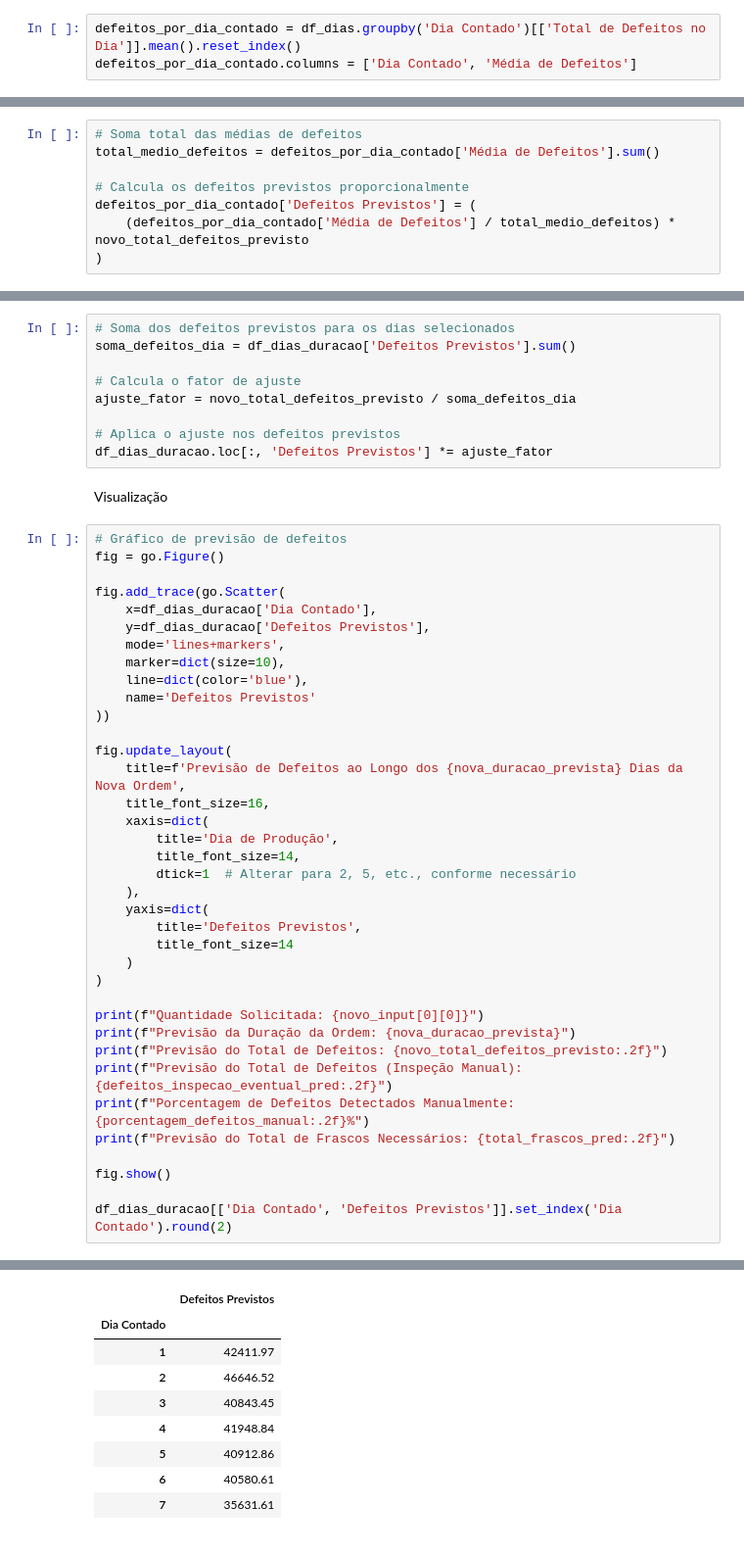
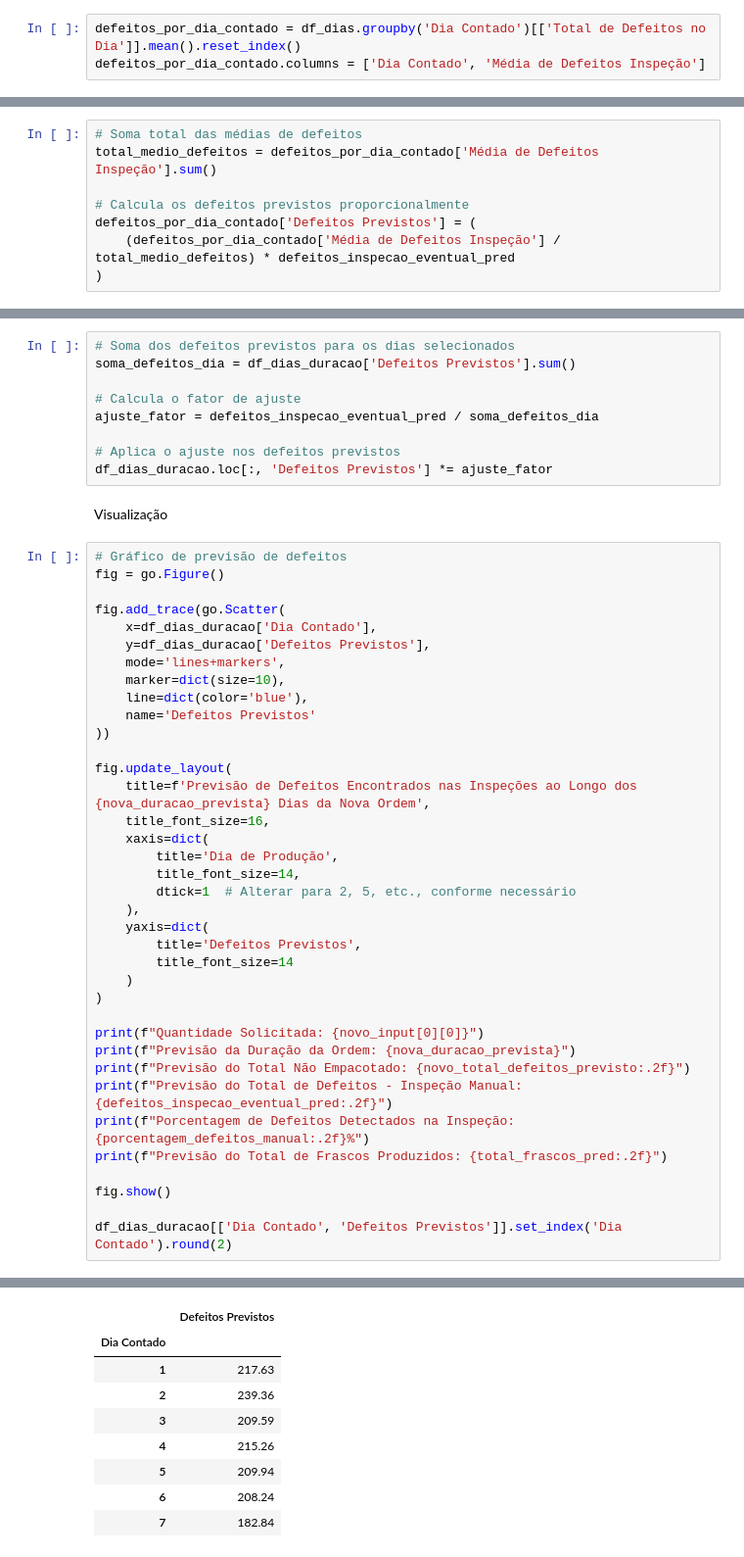
Before and after one commit to lucasz-g/Analise-Gotas, a Jupyter notebook: modelos/modelo_final.ipynb, the cells around one changed output, grey strips where cells are left out. Shown at 98% size. Cells and saved outputs as stored; diff of their text form.

```diff
--- a/modelos/modelo_final.ipynb
+++ b/modelos/modelo_final.ipynb
@@ -192,7 +192,7 @@ df_dias.head()
 ### Agrupando por dia contado
 # %%
 defeitos_por_dia_contado = df_dias.groupby('Dia Contado')[['Total de Defeitos no Dia']].mean().reset_index()
-defeitos_por_dia_contado.columns = ['Dia Contado', 'Média de Defeitos']
+defeitos_por_dia_contado.columns = ['Dia Contado', 'Média de Defeitos Inspeção']
 # %% [markdown]
 ### Visualização
 # %%
@@ -346,11 +365,11 @@ X does not have valid feature names, but LinearRegression was fitted with featur
 Distribuindo os defeitos previstos proporcionalmente com base na média histórica:
 # %%
 # Soma total das médias de defeitos
-total_medio_defeitos = defeitos_por_dia_contado['Média de Defeitos'].sum()
+total_medio_defeitos = defeitos_por_dia_contado['Média de Defeitos Inspeção'].sum()
 
 # Calcula os defeitos previstos proporcionalmente
 defeitos_por_dia_contado['Defeitos Previstos'] = (
-    (defeitos_por_dia_contado['Média de Defeitos'] / total_medio_defeitos) * novo_total_defeitos_previsto
+    (defeitos_por_dia_contado['Média de Defeitos Inspeção'] / total_medio_defeitos) * defeitos_inspecao_eventual_pred
 )
 # %% [markdown]
 Garantimos que apenas os dias que correspondem à duração prevista da nova ordem sejam considerados:
@@ -364,7 +383,7 @@ Certificando que a soma total dos defeitos para os dias selecionados seja igual
 soma_defeitos_dia = df_dias_duracao['Defeitos Previstos'].sum()
 
 # Calcula o fator de ajuste
-ajuste_fator = novo_total_defeitos_previsto / soma_defeitos_dia
+ajuste_fator = defeitos_inspecao_eventual_pred / soma_defeitos_dia
 
 # Aplica o ajuste nos defeitos previstos
 df_dias_duracao.loc[:, 'Defeitos Previstos'] *= ajuste_fator
@@ -384,7 +403,7 @@ fig.add_trace(go.Scatter(
 ))
 
 fig.update_layout(
-    title=f'Previsão de Defeitos ao Longo dos {nova_duracao_prevista} Dias da Nova Ordem',
+    title=f'Previsão de Defeitos Encontrados nas Inspeções ao Longo dos {nova_duracao_prevista} Dias da Nova Ordem',
     title_font_size=16,
     xaxis=dict(
         title='Dia de Produção',
@@ -399,10 +418,10 @@ fig.update_layout(
 
 print(f"Quantidade Solicitada: {novo_input[0][0]}")
 print(f"Previsão da Duração da Ordem: {nova_duracao_prevista}")
-print(f"Previsão do Total de Defeitos: {novo_total_defeitos_previsto:.2f}")
-print(f"Previsão do Total de Defeitos (Inspeção Manual): {defeitos_inspecao_eventual_pred:.2f}")
-print(f"Porcentagem de Defeitos Detectados Manualmente: {porcentagem_defeitos_manual:.2f}%")
-print(f"Previsão do Total de Frascos Necessários: {total_frascos_pred:.2f}")
+print(f"Previsão do Total Não Empacotado: {novo_total_defeitos_previsto:.2f}")
+print(f"Previsão do Total de Defeitos - Inspeção Manual: {defeitos_inspecao_eventual_pred:.2f}")
+print(f"Porcentagem de Defeitos Detectados na Inspeção: {porcentagem_defeitos_manual:.2f}%")
+print(f"Previsão do Total de Frascos Produzidos: {total_frascos_pred:.2f}")
 
 fig.show()
 
@@ -417,9 +436,9 @@ Previsão do Total de Frascos Necessários: 788975.87
 |  | Defeitos Previstos |
 | Dia Contado |  |
-| 1 | 42411.97 |
-| 2 | 46646.52 |
-| 3 | 40843.45 |
-| 4 | 41948.84 |
-| 5 | 40912.86 |
-| 6 | 40580.61 |
-| 7 | 35631.61 |
+| 1 | 217.63 |
+| 2 | 239.36 |
+| 3 | 209.59 |
+| 4 | 215.26 |
+| 5 | 209.94 |
+| 6 | 208.24 |
+| 7 | 182.84 |
```
Also changed, not shown: parts of 5 cells of this notebook, 2 other files.
